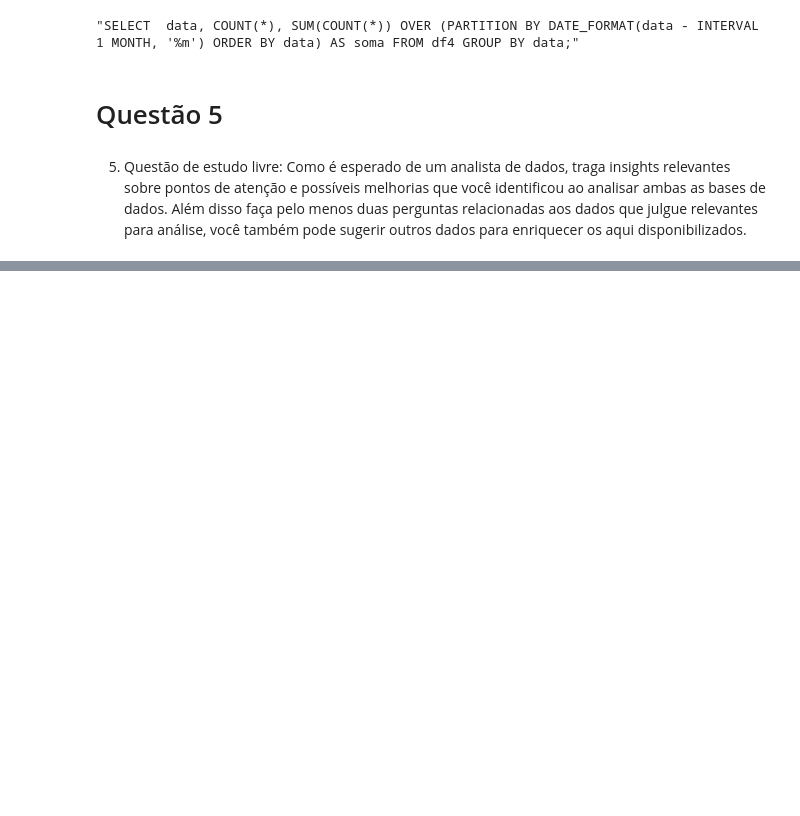
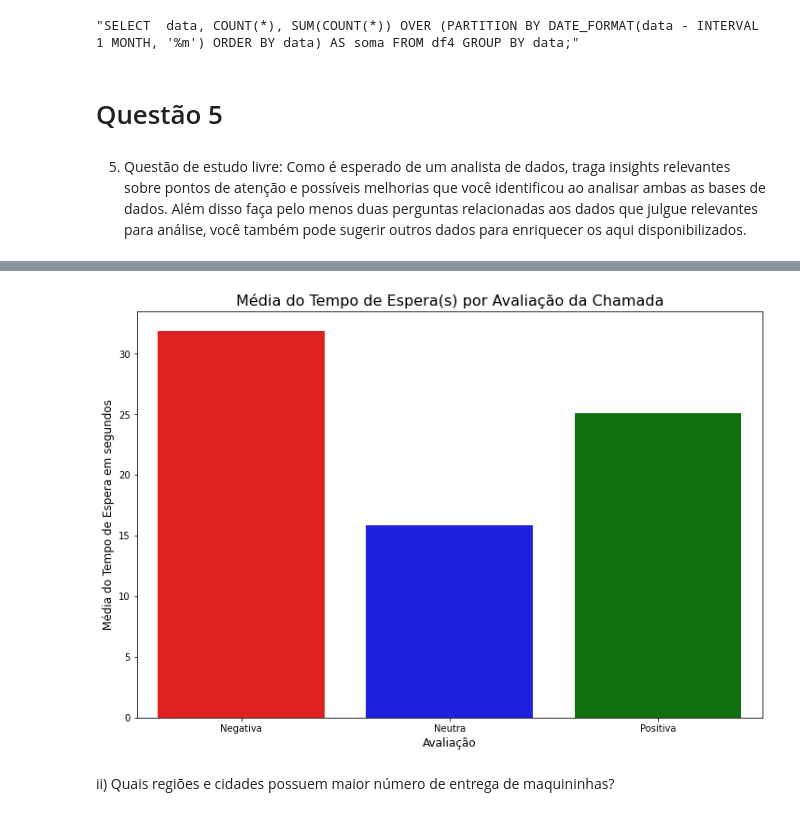
Before and after one commit to rafajovelho/Case3, a Jupyter notebook: Caso_TON.ipynb, the cells around one changed output, grey strips where cells are left out. Saved outputs shown, nothing was run; the diff lists cells and outputs as text; code cells hidden in the pictures; blank space fills up the shorter version.

```diff
--- a/Caso_TON.ipynb
+++ b/Caso_TON.ipynb
@@ -1460,0 +1487,3 @@ query
+# %%
+df5 = df4.copy()
+df5.pesquisa_satisfacao.value_counts()
@@ -1460,0 +1503,14 @@ query
+# %%
+# Vou criar uma nova coluna pra dividir a satisfação com positiva, neutra e negativa
+df5['avaliacao'] = np.nan
+
+for i in range(0, len(df5)):
+    if df['pesquisa_satisfacao'][i] in (['Sem_resposta', 'Normal']):
+        df5['avaliacao'][i] = 'Neutra'
+    elif df['pesquisa_satisfacao'][i] in (['Cansativo', 'Pessimo', 'Triste', 'MalAtendido', 'NaoResolveu']):
+        df5['avaliacao'][i] = 'Negativa'
+    else:
+        df5['avaliacao'][i] = 'Positiva'
+# %%
+q5 = df5.groupby('avaliacao').agg({'tempo_espera':'mean'})
+q5
@@ -1460,0 +1523,16 @@ query
+# %%
+plt.figure(figsize=(12,8))
+
+sns.barplot(x = q5.index, y = q5.tempo_espera, palette= ['red', 'blue', 'green'])
+plt.title('Média do Tempo de Espera(s) por Avaliação da Chamada', fontdict={'fontsize':16})
+plt.xlabel('Avaliação', fontdict = {'fontsize': 12})
+plt.ylabel('Média do Tempo de Espera em segundos', fontdict = {'fontsize': 12})
+
+for p in ax.patches:
+    ax.text(p.get_x() + p.get_width()/2, p.get_height()+ 200, round(p.get_height(), 2), horizontalalignment='center')
+
+plt.show()
+# %% [output]
+[figure, added]
+# %% [markdown]
+ii) Quais regiões e cidades possuem maior número de entrega de maquininhas?
```
Also changed, not shown: parts of 37 cells of this notebook.
